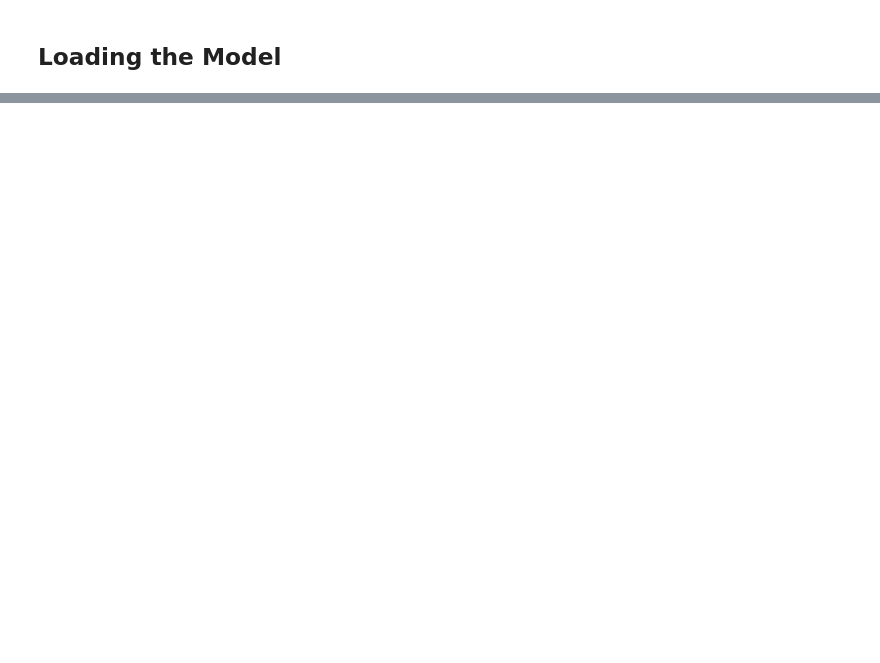
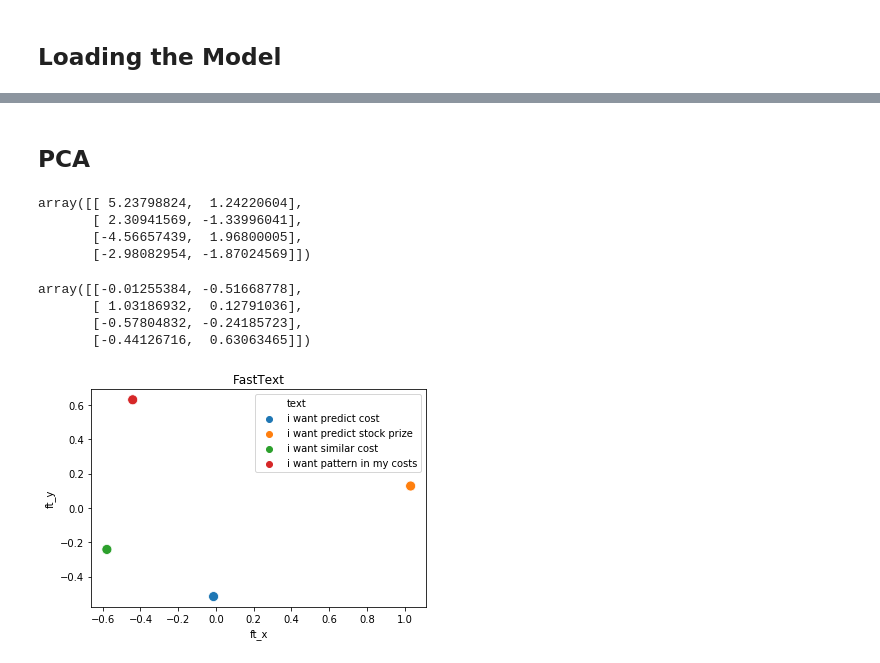
Before and after one commit to rsmttud/Recommender-System, a Jupyter notebook: notebooks/CreateDAN.ipynb, the cells around one changed output, grey strips where cells are left out. Drawn from its saved outputs; the diff is of its cells as text; code cells hidden in the pictures; blank space fills up the shorter version.

```diff
--- a/notebooks/CreateDAN.ipynb
+++ b/notebooks/CreateDAN.ipynb
@@ -349,0 +384,2 @@ INFO:tensorflow:Restoring parameters from dan_checkpoints/first_dan.ckpt
+# %% [markdown]
+## PCA
@@ -349,0 +391,29 @@ INFO:tensorflow:Restoring parameters from dan_checkpoints/first_dan.ckpt
+# %%
+matrix_DAN = pca_FT.fit_transform(_df["dan_embedding"].tolist())
+# %%
+matrix_DAN
+# %% [output]
+array([[ 5.23798824,  1.24220604],
+       [ 2.30941569, -1.33996041],
+       [-4.56657439,  1.96800005],
+       [-2.98082954, -1.87024569]])
+# %%
+matrix_FT = pca_FT.fit_transform(_df["ft_embedding"].tolist())
+# %%
+matrix_FT
+# %% [output]
+array([[-0.01255384, -0.51668778],
+       [ 1.03186932,  0.12791036],
+       [-0.57804832, -0.24185723],
+       [-0.44126716,  0.63063465]])
+# %%
+_df["ft_x"] = matrix_FT[:,0]
+_df["ft_y"] = matrix_FT[:,1]
+# %%
+_df["dan_x"] = matrix_DAN[:,0]
+_df["dan_y"] = matrix_DAN[:,1]
+# %%
+ax = sns.scatterplot(x = "ft_x", y="ft_y", data = _df, s = 100,  hue = "text")
+title = ax.set_title("FastText")
+# %% [output]
+[figure, added]
```
Also changed, not shown: parts of 40 cells of this notebook.
